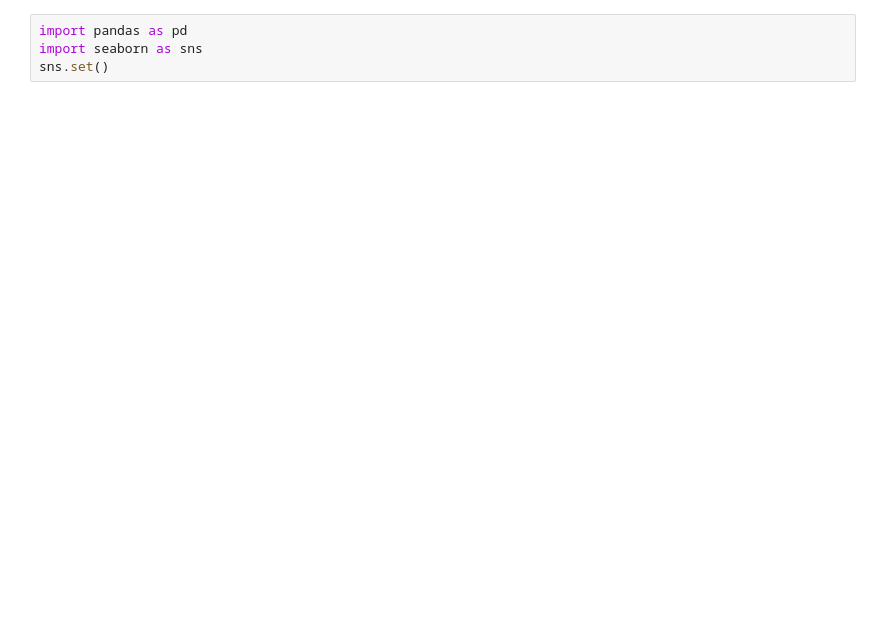
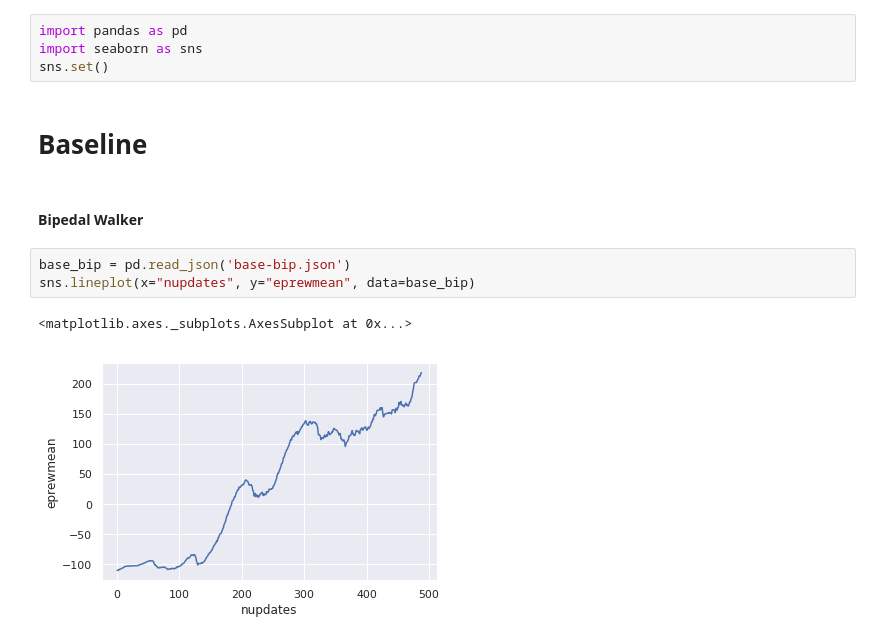
Before and after one commit to tjcdev/mlpgroup009, a Jupyter notebook: analysis/Baseline - Graph.ipynb, the cells around one changed output. Saved outputs shown, nothing was run; the diff lists cells and outputs as text; blank space fills up the shorter version.

Commit message:
baseline graphs

```diff
--- a/analysis/Baseline - Graph.ipynb
+++ b/analysis/Baseline - Graph.ipynb
@@ -2,3 +2,13 @@
 import pandas as pd
 import seaborn as sns
 sns.set()
+# %% [markdown]
+# Baseline
+# %% [markdown]
+#### Bipedal Walker
+# %%
+base_bip = pd.read_json('base-bip.json')
+sns.lineplot(x="nupdates", y="eprewmean", data=base_bip)
+# %% [output]
+<matplotlib.axes._subplots.AxesSubplot at 0x...>
+[figure, added]
```
Also changed, not shown: parts of 7 cells of this notebook.
